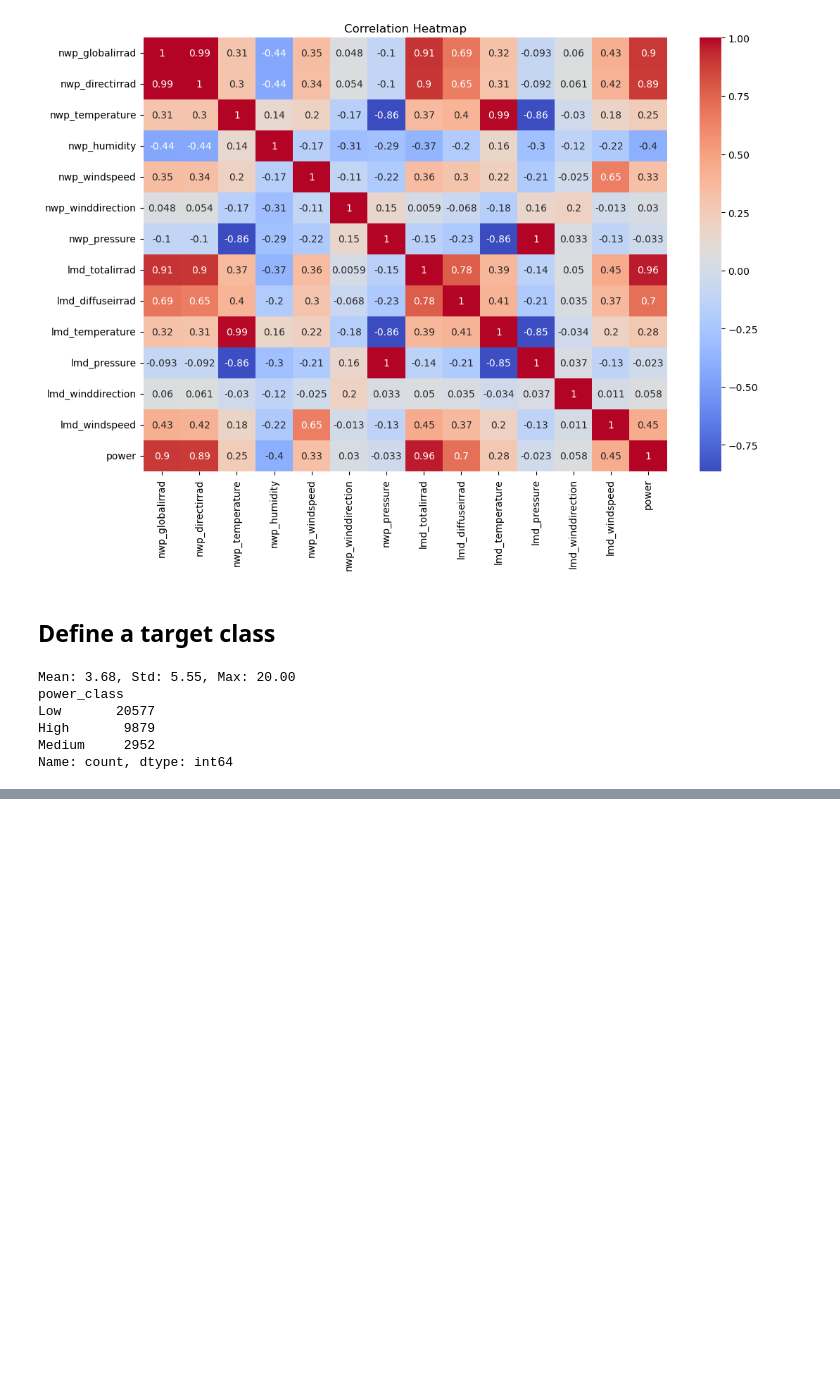
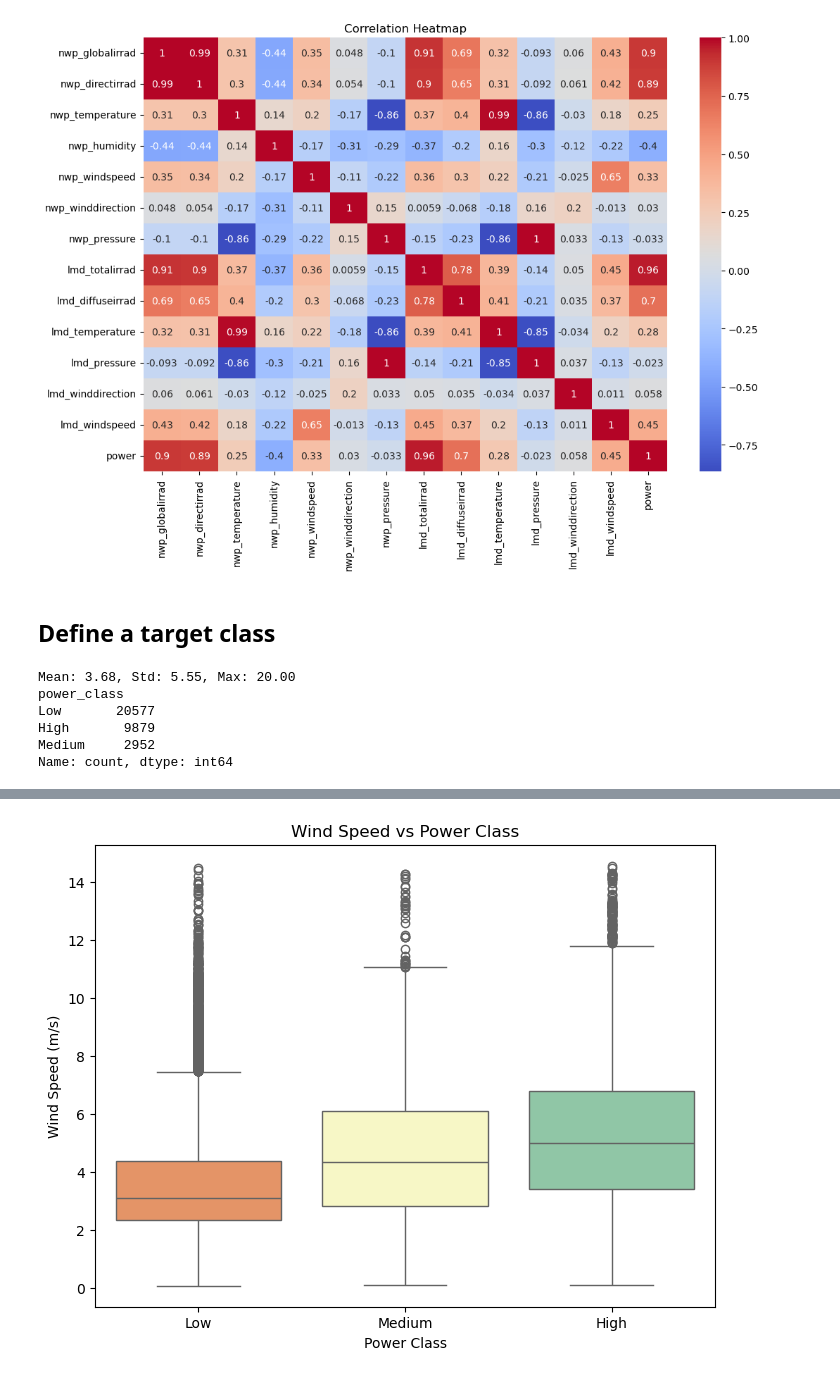
Before and after one commit to tolly00/capstone-project, a Jupyter notebook: Single-station_Trained_Model.ipynb, the cells around one changed output, grey strips where cells are left out. Drawn from its saved outputs; the diff is of its cells as text; code cells hidden in the pictures; blank space fills up the shorter version.

```diff
--- a/Single-station_Trained_Model.ipynb
+++ b/Single-station_Trained_Model.ipynb
@@ -107,0 +138,10 @@ Name: count, dtype: int64
+# %%
+# relationship between wind speed & Power Class
+plt.figure(figsize=(8,6))
+sns.boxplot(data=df, x='power_class', y='nwp_windspeed', palette='Spectral')
+plt.title('Wind Speed vs Power Class')
+plt.xlabel('Power Class')
+plt.ylabel('Wind Speed (m/s)')
+plt.show()
+# %% [output]
+[figure, added]
```
Also changed, not shown: parts of 5 cells of this notebook.
